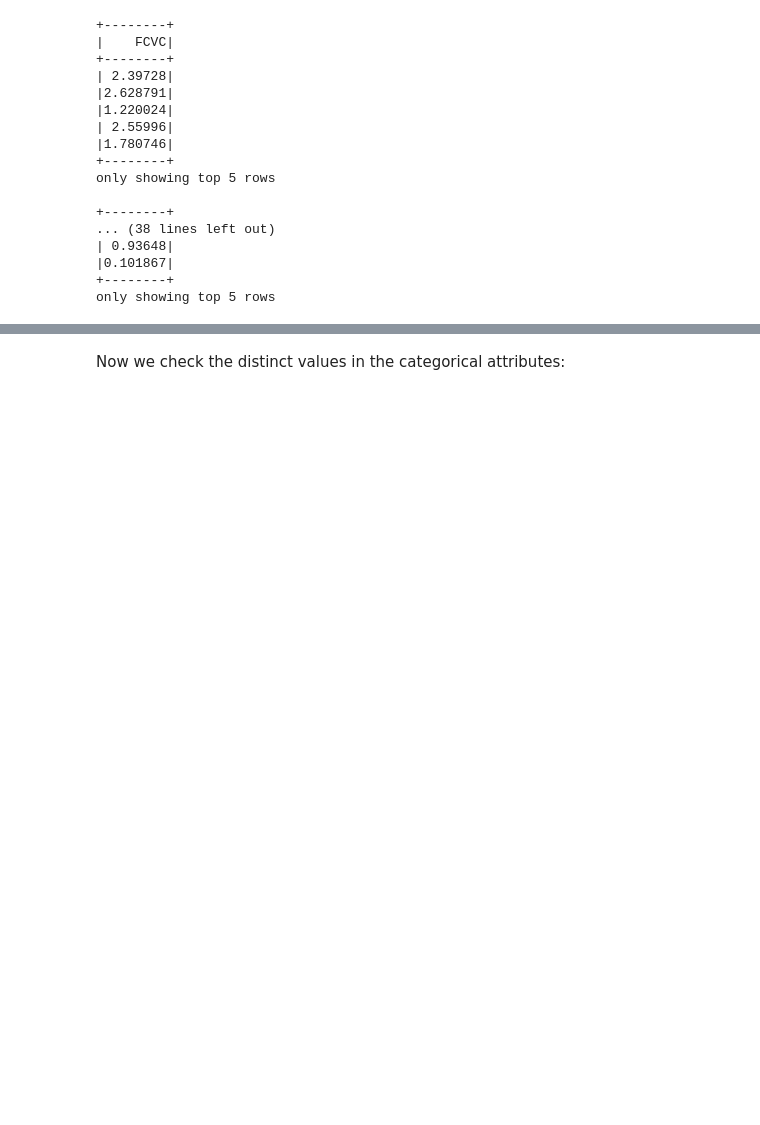
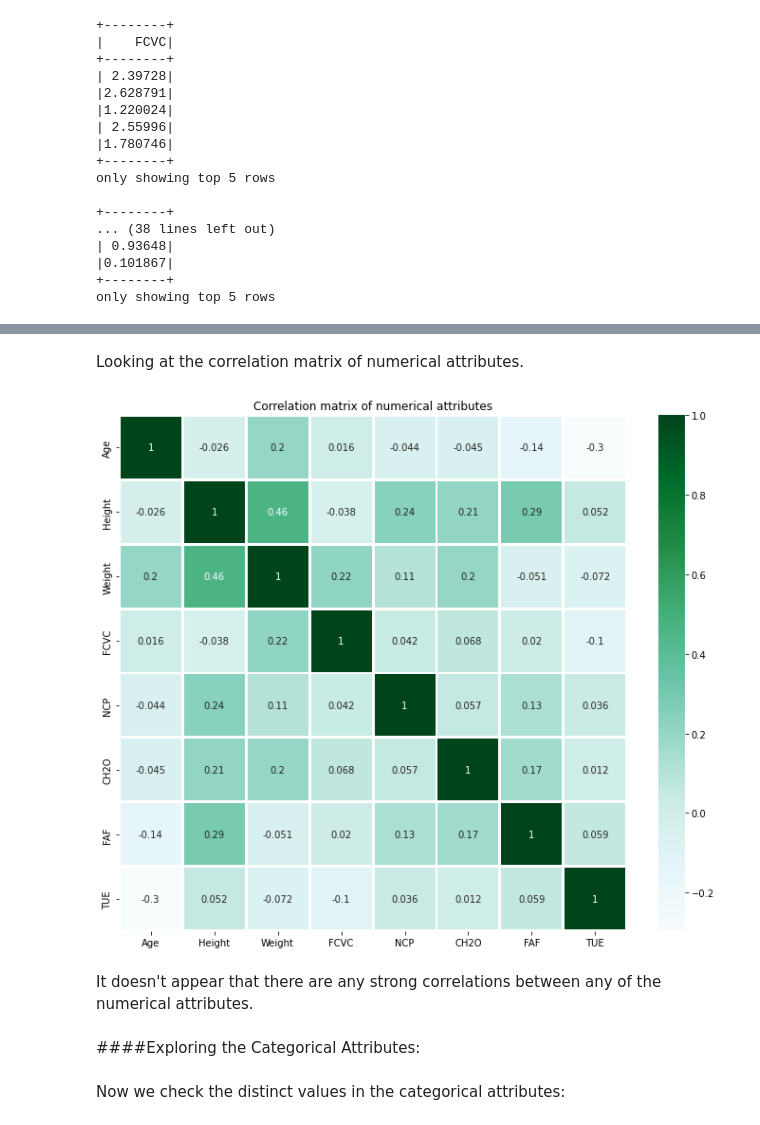
Before and after one commit to marymlucas/obesity_lifestyle_diet, a Jupyter notebook: project.ipynb, the cells around one changed output, grey strips where cells are left out. Saved outputs shown, nothing was run; the diff lists cells and outputs as text; code cells hidden in the pictures; blank space fills up the shorter version.

```diff
--- a/project.ipynb
+++ b/project.ipynb
@@ -246,3 +304,20 @@ We will therefore treat this as numeric attributes.
+# %% [markdown]
+Looking at the correlation matrix of numerical attributes.
+# %%
+import seaborn as sns
+
+data_corr = raw_data.toPandas().corr()
+
+plt.figure(figsize = (12, 10))
+sns.heatmap(data_corr, annot = True, cbar=True, cmap="BuGn", linewidths = 2, linecolor = "white")
+plt.title("Correlation matrix of numerical attributes")
+plt.show()
+# %% [output]
+[figure, added]
+# %% [markdown]
+It doesn't appear that there are any strong correlations between any of the numerical attributes.
+# %% [markdown]
+####Exploring the Categorical Attributes:
 # %% [markdown]
 Now we check the distinct values in the categorical attributes:
 # %%
```
Also changed, not shown: parts of 17 cells of this notebook.
